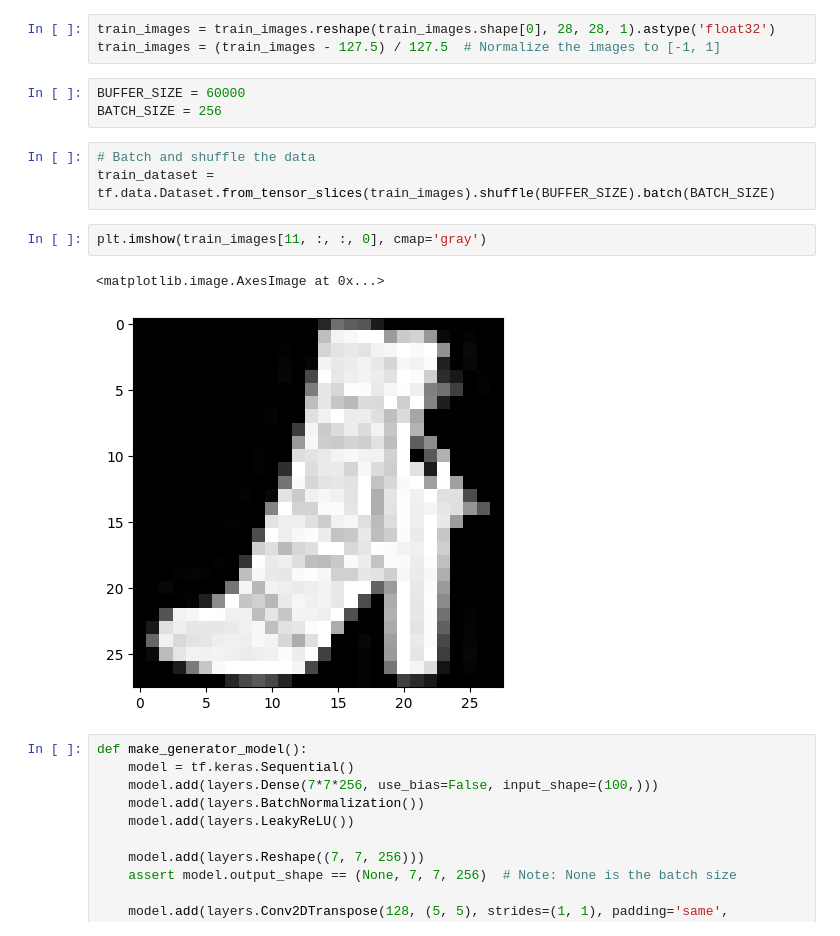
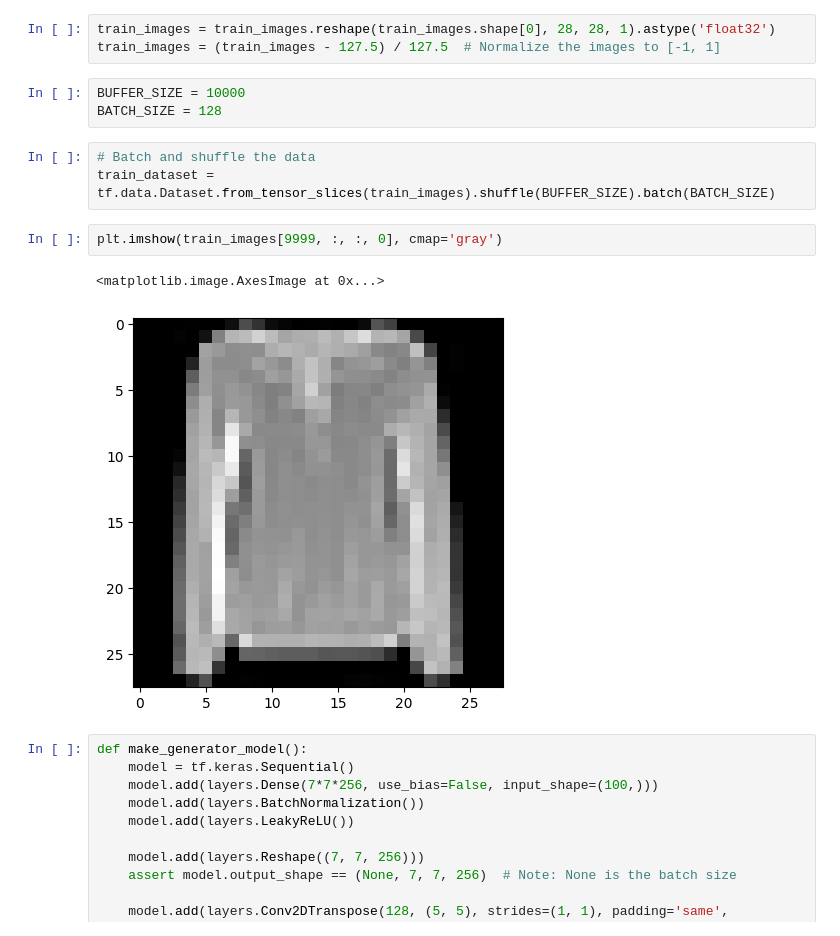
Before and after one commit to Jeet1309/WiDS, a Jupyter notebook: week2/Copy_of_dcgan_assignment.ipynb, the cells around one changed output. Cells and saved outputs as stored; diff of their text form.

```diff
--- a/week2/Copy_of_dcgan_assignment.ipynb
+++ b/week2/Copy_of_dcgan_assignment.ipynb
@@ -27,16 +36,16 @@ from IPython import display
 train_images = train_images.reshape(train_images.shape[0], 28, 28, 1).astype('float32')
 train_images = (train_images - 127.5) / 127.5  # Normalize the images to [-1, 1]
 # %%
-BUFFER_SIZE = 60000
-BATCH_SIZE = 256
+BUFFER_SIZE = 10000
+BATCH_SIZE = 128
 # %%
 # Batch and shuffle the data
 train_dataset = tf.data.Dataset.from_tensor_slices(train_images).shuffle(BUFFER_SIZE).batch(BATCH_SIZE)
 # %%
-plt.imshow(train_images[11, :, :, 0], cmap='gray')
+plt.imshow(train_images[9999, :, :, 0], cmap='gray')
 # %% [output]
 <matplotlib.image.AxesImage at 0x...>
-[figure, old version]
+[figure, new version]
 # %%
 def make_generator_model():
     model = tf.keras.Sequential()
```
Also changed, not shown: parts of 6 cells of this notebook.
